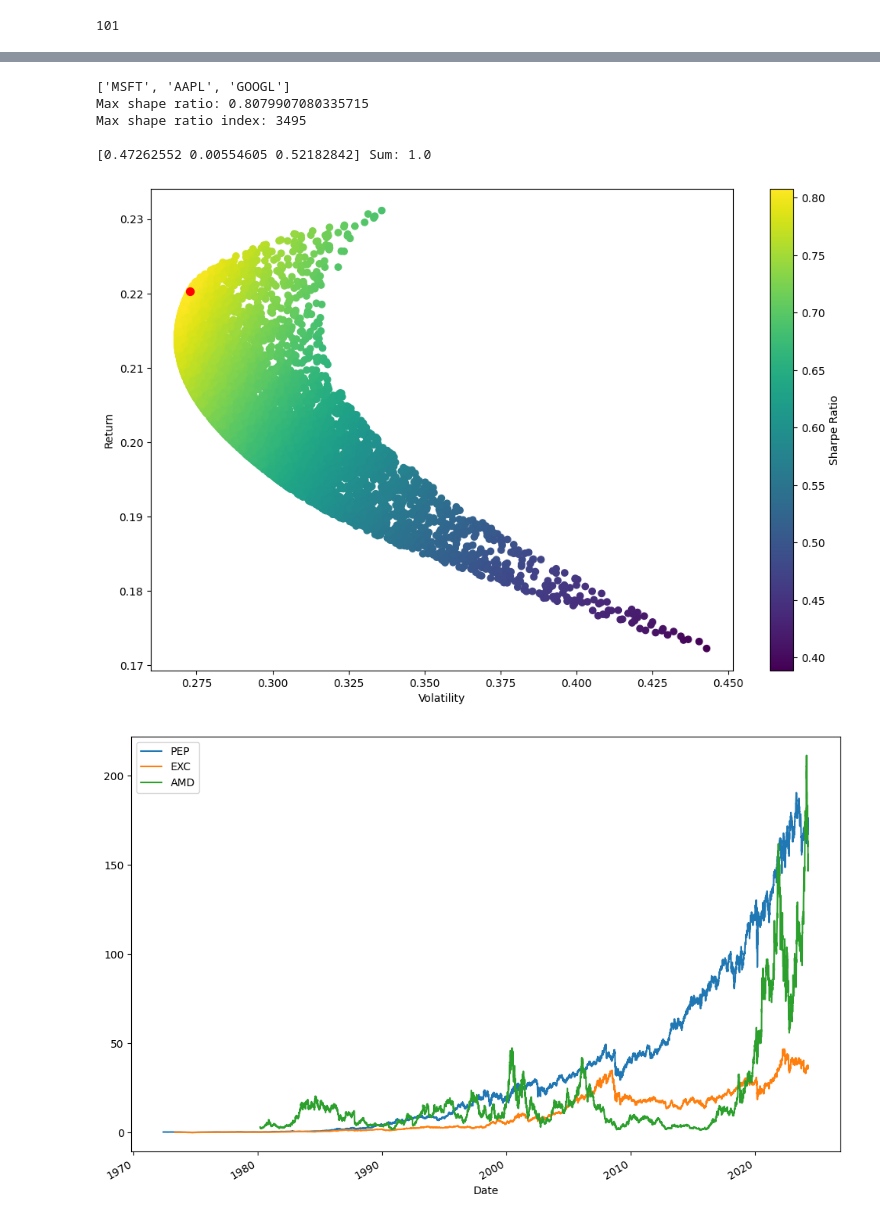
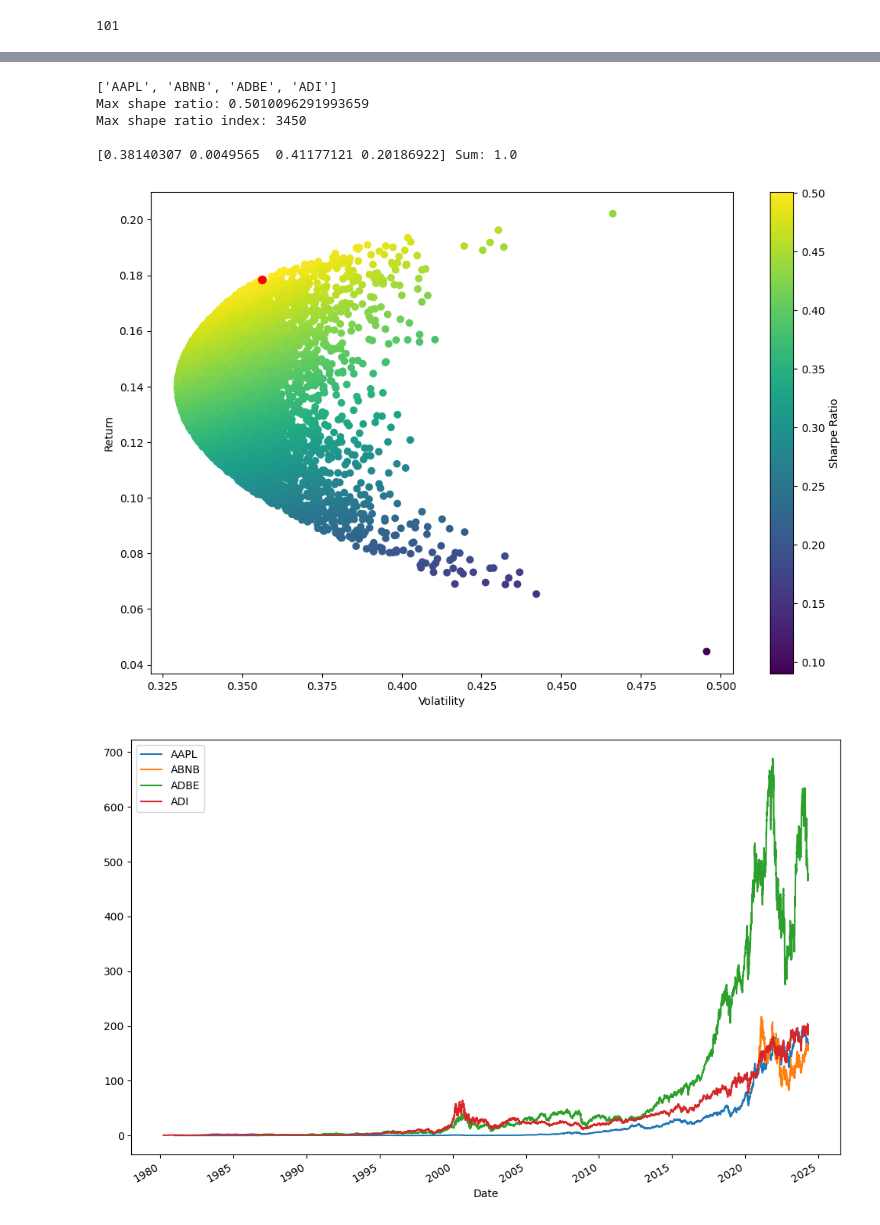
Before and after one commit to fabricio-inoue/Projeto-Integrador, a Jupyter notebook: index.ipynb, the cells around one changed output, grey strips where cells are left out. Drawn from its saved outputs; the diff is of its cells as text; code cells hidden in the pictures.

```diff
--- a/index.ipynb
+++ b/index.ipynb
@@ -45,3 +42,5 @@ chosen_tickers = ['MSFT', 'AAPL', 'GOOGL']
+# %%
+chosen_tickers = ['AAPL', 'ABNB', 'ADBE', 'ADI']
 # %%
 def get_stock_data(ticker, period=None):
     if period:
@@ -194,14 +187,14 @@ Max shape ratio index: 6711
 print(chosen_tickers)
 plot_efficient_frontier(chosen_simulation)
 # %% [output]
-['MSFT', 'AAPL', 'GOOGL']
-Max shape ratio: 0.8079907080335715
-Max shape ratio index: 3495
+['AAPL', 'ABNB', 'ADBE', 'ADI']
+Max shape ratio: 0.5010096291993659
+Max shape ratio index: 3450
 
-[0.47262552 0.00554605 0.52182842] Sum: 1.0
+[0.38140307 0.0049565  0.41177121 0.20186922] Sum: 1.0
-[figure, old version]
+[figure, new version]
 # %%
-for column in stocks.columns:
-    stocks[column].plot(figsize=(12, 8), legend=True)
+for column in chosen_stocks.columns:
+    chosen_stocks[column].plot(figsize=(12, 8), legend=True)
 # %% [output]
-[figure, old version]
+[figure, new version]
```
Also changed, not shown: parts of 7 cells of this notebook.
